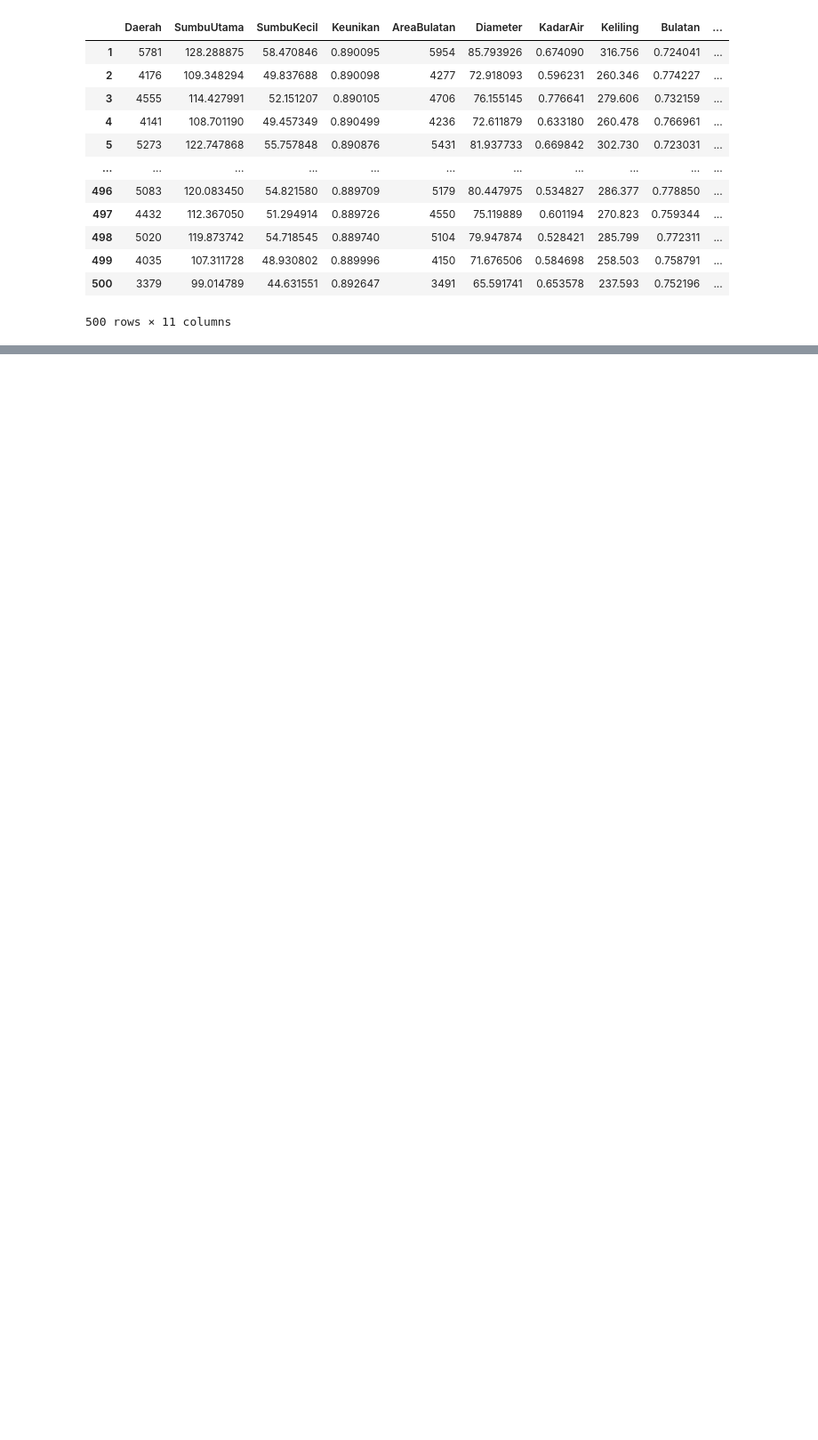
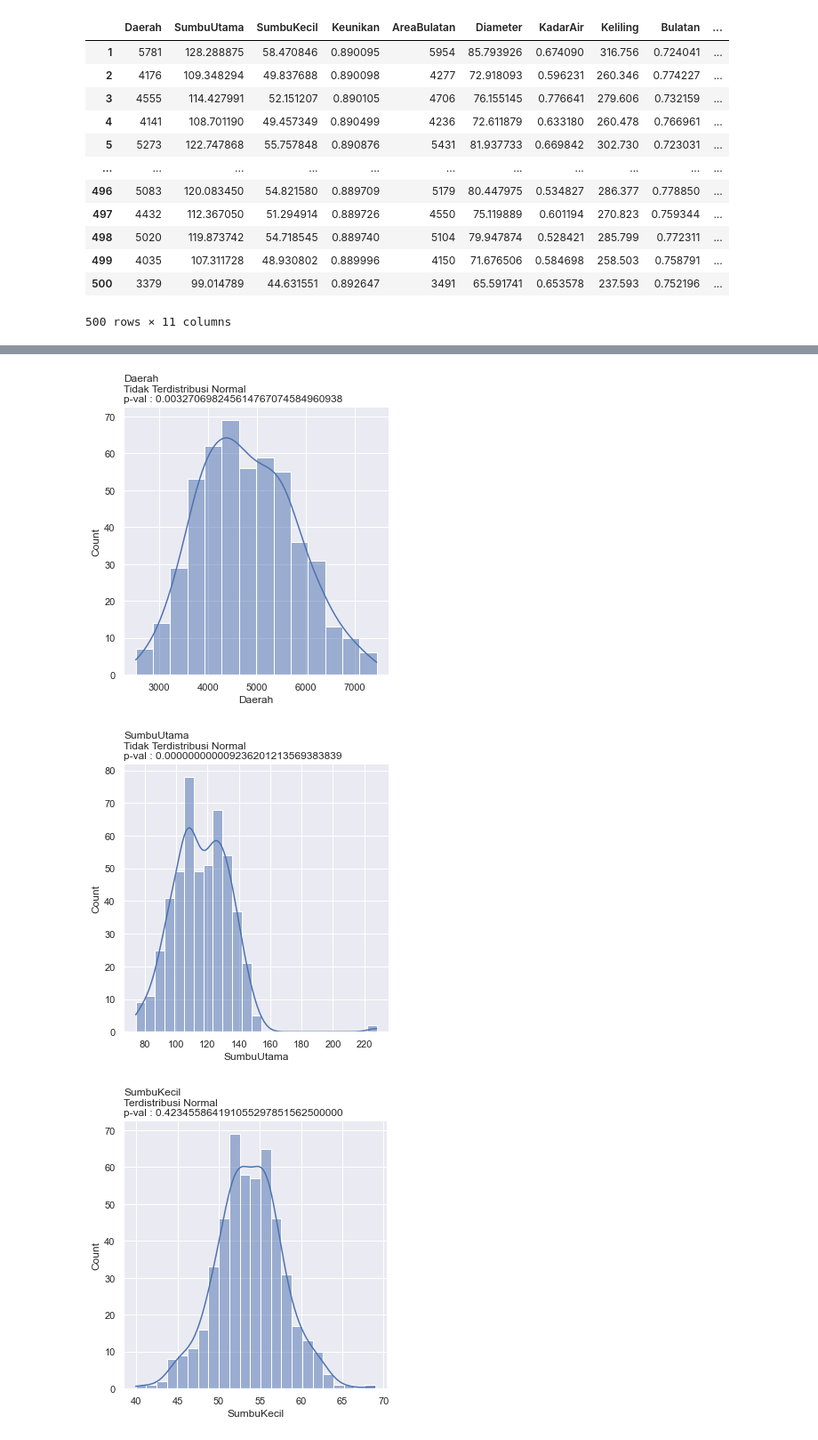
Before and after one commit to karlsenab7/Tubes_Probstat, a Jupyter notebook: src/main.ipynb, the cells around one changed output, grey strips where cells are left out. Shown at 89% size. Drawn from its saved outputs; the diff is of its cells as text; code cells hidden in the pictures; blank space fills up the shorter version.

```diff
--- a/src/main.ipynb
+++ b/src/main.ipynb
@@ -67,34 +67,3 @@ ans
 | IQR | 1452.750000 | 24.930694 | 5.131582 | 0.043902 | 1.484000e+03 | 11.903290 | 0.154001 | 50.179500 | 0.064370 | ... |
 | Skew | 0.238144 | 0.761529 | -0.010828 | -1.623472 | 2.575600e-01 | 0.002725 | 0.493661 | 0.733627 | -3.599237 | ... |
 | Kurtosis | -0.434631 | 4.330534 | 0.475568 | 2.917256 | -4.096849e-01 | -0.466455 | -0.740326 | 2.272685 | 29.975096 | ... |
-# %%
-for att in attribute:
-    if (att == "Id" or att == "Kelas"):
-        continue
-
-    x_axis = np.sort(data[att]) # kolom yang dituju
-
-
-    mean = statistics.mean(x_axis)
-    sd = statistics.stdev(x_axis)
-    plt.plot(x_axis, norm.pdf(x_axis, mean, sd))
-
-#     plt.hist(x_axis)
-    plt.title("plot kolom "+ att)
-    plt.xlabel(att)
-    plt.ylabel("count")
-    plt.show()
-
-    plt.hist(x_axis)
-    plt.show()
-
-#     dummy
-    x = stats.norm.rvs(size=len(x_axis)-1)
-    num_bins = 20
-    plt.hist(x, bins=num_bins, facecolor='blue', alpha=0.5)
-
-    y = np.linspace(-4, 4, 1000)
-    bin_width = (x.max() - x.min()) / num_bins
-    plt.plot(y, stats.norm.pdf(y) * (len(x_axis)-1) * bin_width)
-
-    plt.show()
@@ -115,0 +103,15 @@ for att in attribute:
+# %%
+alpha = 0.05
+for att in attribute:
+    ax = sns.displot(data[att], kde=True)
+
+    stat, p = shapiro(data[att])
+
+    if (p > alpha):
+        plt.title(att + "\n" + "Terdistribusi Normal\n" + "p-val : " + str("%.30f" % p), loc="left")
+    else:
+        plt.title(att + "\n" + "Tidak Terdistribusi Normal\n" + "p-val : " + str("%.30f" % p), loc="left")
+# %% [output]
+[figure, added]
+[figure, added]
+[figure, added]
```
Also changed, not shown: parts of 11 cells of this notebook.
